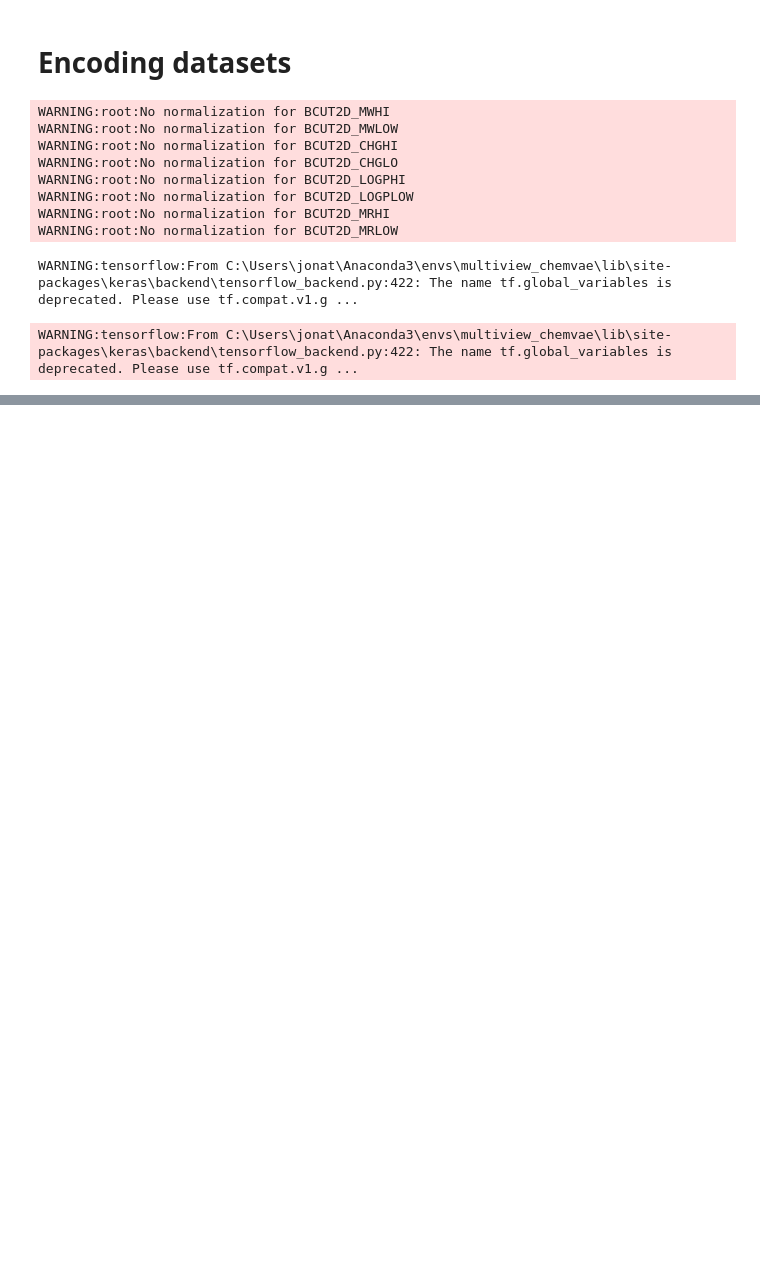
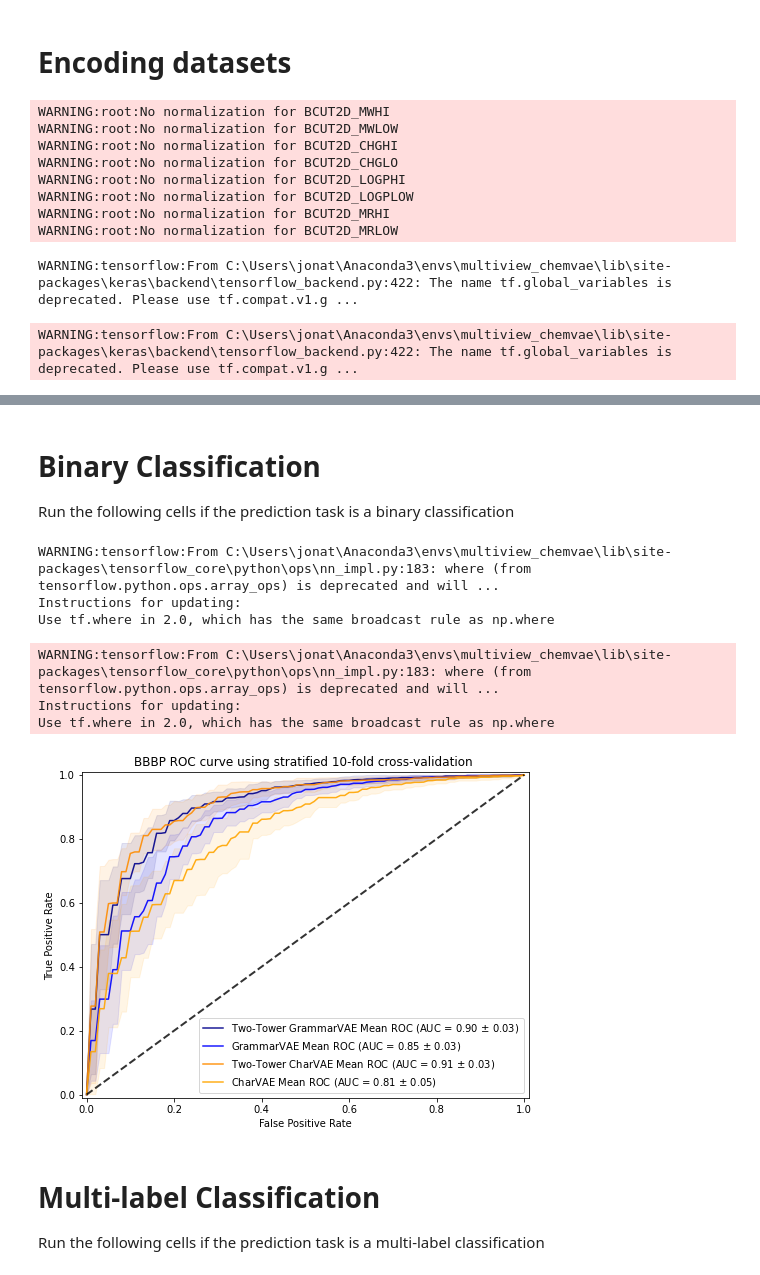
Before and after one commit to jonathanyin12/multiview-chemvae, a Jupyter notebook: experiments/property_prediction_pipeline.ipynb, the cells around one changed output, grey strips where cells are left out. Cells and saved outputs as stored; diff of their text form; code cells hidden in the pictures; blank space fills up the shorter version.

Commit message:
Clean up prediction code

```diff
--- a/experiments/property_prediction_pipeline.ipynb
+++ b/experiments/property_prediction_pipeline.ipynb
@@ -81,0 +31,12 @@ Using TensorFlow backend.
+# %%
+import pandas as pd
+
+data_path="../datasets/delaney.csv"
+
+df=pd.read_csv(data_path)
+df=df.loc[~df['smiles'].str.contains('.', regex=False)]
+targets=df.iloc[:, 1:].values
+smiles=df["smiles"].values
+
+print(smiles.shape, targets.shape)
+df
@@ -139,17 +114,14 @@ WARNING:root:No normalization for BCUT2D_LOGPLOW
 WARNING:root:No normalization for BCUT2D_MRHI
 WARNING:root:No normalization for BCUT2D_MRLOW
 # %%
-# RDKit features
-features = rdkit_features(smiles)
-features.shape
+# Grammar model
+two_tower_grammar_smiles, two_tower_grammar_targets, two_tower_grammar_latent_rep = encode_smiles(two_tower_grammar_model, smiles, targets)
+grammar_smiles, grammar_targets, grammar_latent_rep = encode_smiles(grammar_model, smiles, targets)
 
-# Grammar model
-two_tower_grammar_smiles_list, latent_dict, two_tower_grammar_latent_rep_list, two_tower_grammar_targets_list = encode_smiles(two_tower_grammar_model, smiles, features)
-grammar_smiles_list, latent_dict, grammar_latent_rep_list, grammar_targets_list = encode_smiles(grammar_model, smiles )
 
-# Character model
-two_tower_character_smiles_list, latent_dict, two_tower_character_latent_rep_list, two_tower_character_targets_list = encode_smiles(two_tower_character_model, smiles, features)
-character_smiles_list, latent_dict, character_latent_rep_list, character_targets_list = encode_smiles(character_model, smiles)
+# # Character model
+two_tower_char_smiles_list, two_tower_char_targets, two_tower_char_latent_rep = encode_smiles(two_tower_character_model, smiles, targets)
+char_smiles, char_targets, char_latent_rep = encode_smiles(character_model, smiles, targets)
 # %% [output]
 WARNING:tensorflow:From C:\Users\jonat\Anaconda3\envs\multiview_chemvae\lib\site-packages\keras\backend\tensorflow_backend.py:422: The name tf.global_variables is deprecated. Please use tf.compat.v1.g ...
 WARNING:tensorflow:From C:\Users\jonat\Anaconda3\envs\multiview_chemvae\lib\site-packages\keras\backend\tensorflow_backend.py:422: The name tf.global_variables is deprecated. Please use tf.compat.v1.g ...
@@ -178,0 +185,4 @@ early_stop = EarlyStopping(
+# %% [markdown]
+# **Binary Classification**
+
+Run the following cells if the prediction task is a binary classification
@@ -179 +254,22 @@ early_stop = EarlyStopping(
+# %%
+roc_curves=[]
+roc_curves.append(get_average_ROC_curve(two_tower_grammar_latent_rep, grammar_targets, latent_rep_size=128))
+roc_curves.append(get_average_ROC_curve(grammar_latent_rep, grammar_targets, latent_rep_size=128))
+
+roc_curves.append(get_average_ROC_curve(two_tower_char_latent_rep, char_targets, latent_rep_size=128))
+roc_curves.append(get_average_ROC_curve(char_latent_rep, char_targets, latent_rep_size=128))
+
+plot_average_ROC_curves(roc_curves, "BBBP", ["Two-Tower GrammarVAE", "GrammarVAE", "Two-Tower CharVAE", "CharVAE"])
+# %% [output]
+WARNING:tensorflow:From C:\Users\jonat\Anaconda3\envs\multiview_chemvae\lib\site-packages\tensorflow_core\python\ops\nn_impl.py:183: where (from tensorflow.python.ops.array_ops) is deprecated and will ...
+Instructions for updating:
+Use tf.where in 2.0, which has the same broadcast rule as np.where
+WARNING:tensorflow:From C:\Users\jonat\Anaconda3\envs\multiview_chemvae\lib\site-packages\tensorflow_core\python\ops\nn_impl.py:183: where (from tensorflow.python.ops.array_ops) is deprecated and will ...
+Instructions for updating:
+Use tf.where in 2.0, which has the same broadcast rule as np.where
+[figure, added]
+# %% [markdown]
+# **Multi-label Classification**
+
+Run the following cells if the prediction task is a multi-label classification
 # %%
```
Also changed, not shown: parts of 17 cells of this notebook.
